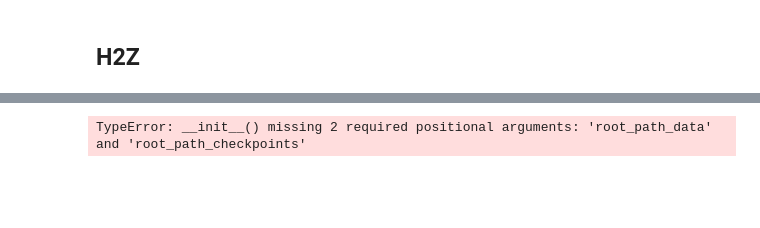
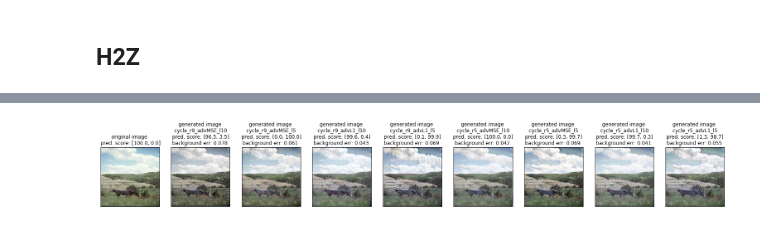
Before and after one commit to gerasy/cycleGAN, a Jupyter notebook: execute.ipynb, the cells around one changed output, grey strips where cells are left out. Saved outputs shown, nothing was run; the diff lists cells and outputs as text; code cells hidden in the pictures; blank space fills up the shorter version.

```diff
--- a/execute.ipynb
+++ b/execute.ipynb
@@ -113,30 +119,7 @@ Clipping input data to the valid range for imshow with RGB data ([0..1] for floa
-# %%
-import models
-import functions
-## das hier nur test. spaeter wieder loeschen
-genA2B = models.Small_Generator(input_nc=1, output_nc=1, n_residual_blocks=3)
-genB2A = models.Small_Generator(input_nc=1, output_nc=1, n_residual_blocks=3)
-discA  = models.Small_Discriminator(input_nc=1)
-discB  = models.Small_Discriminator(input_nc=1)
-
-# collect data
-functions.get_data_MNIST('fog',1000,100)
-pathA_Train = 'data/mnist2fog_1000/trainA/'
-pathB_Train = 'data/mnist2fog_1000/trainB/'
-pathA_Test = 'data/mnist2fog_1000/testA/'
-pathB_Test = 'data/mnist2fog_1000/testB/'
-# train
-cycle = models.CycleGAN(genA2B, genB2A, discA, discB, "dummy", "cpu")
-params = models.Param(
-    channels=1,
-    epochs=20,
-    size=28,
-    pathA_Train=pathA_Train,
-    pathB_Train=pathB_Train,
-    pathA_Test=pathA_Test,
-    pathB_Test=pathB_Test
-)
-
-cycle.train(params)
-# %% [output]
-TypeError: __init__() missing 2 required positional arguments: 'root_path_data' and 'root_path_checkpoints'
+# %%
+''' fuctions.plot_generated_images() generates and plots images for a chosen source image for every trained parameter setting
+the respective prediction scores from cycle.flassifier and the respective background error are shown as well'''
+importlib.reload(functions)
+functions.plot_generated_images(model = cycle, img_idx = 85, param_list = param_train_cycle_list, source_domain = "A")
+# %% [output]
+[figure, added]
```
Also changed, not shown: parts of 6 cells of this notebook, 23 other files.
